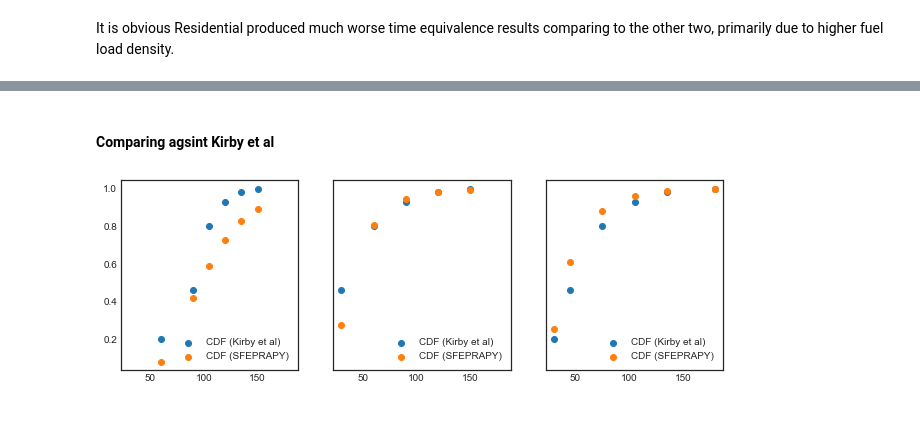
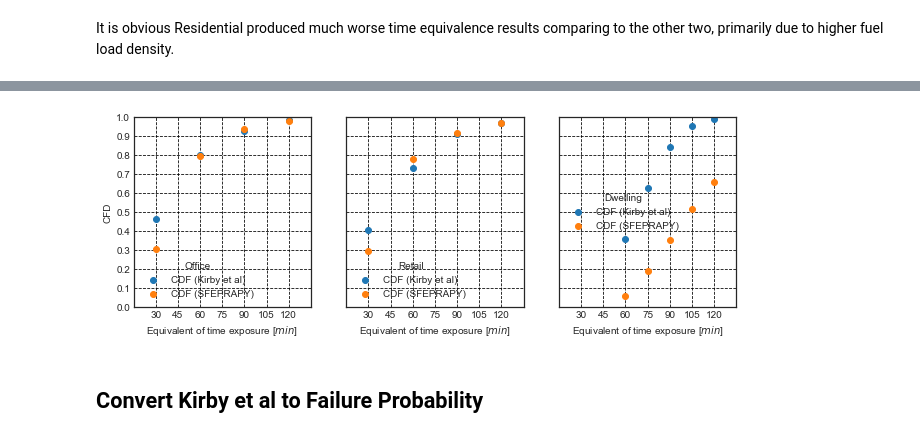
Before and after one commit to fsepy/SFEPRAPY, a Jupyter notebook: demos/asfe2021.ipynb, the cells around one changed output, grey strips where cells are left out. Drawn from its saved outputs; the diff is of its cells as text; code cells hidden in the pictures.

```diff
--- a/demos/asfe2021.ipynb
+++ b/demos/asfe2021.ipynb
@@ -141,2 +158,48 @@ It is obvious Residential produced much worse time equivalence results comparing
+# %%
+data = {
+    'Office': {
+        'Equivalent of time exposure': [30, 60, 90, 120, 150],
+        'CDF (Kirby et al)': [0.464, 0.8, 0.928, 0.982, 0.996],
+        'CDF (SFEPRAPY)': get_teq_fractile(
+            teq=mcs_out.loc[mcs_out['case_name'] == 'Office']["solver_time_equivalence_solved"] / 60.0,
+            fr=[30, 60, 90, 120, 150]
+        )
+    },
+    'Retail': {
+        'Equivalent of time exposure': [30, 60, 90, 120],
+        'CDF (Kirby et al)': [0.4041621029572837, 0.7338444687842278, 0.9123767798466594, 0.968236582694414],
+        'CDF (SFEPRAPY)': get_teq_fractile(
+            teq=mcs_out.loc[mcs_out['case_name'] == 'Retail']["solver_time_equivalence_solved"] / 60.0,
+            fr=[30, 60, 90, 120]
+        )
+    },
+    'Dwelling': {
+        'Equivalent of time exposure': [60, 75, 90, 105, 120],
+        'CDF (Kirby et al)': [0.36078, 0.62947, 0.84399, 0.95341, 0.99133,],
+        'CDF (SFEPRAPY)': get_teq_fractile(
+            teq=mcs_out.loc[mcs_out['case_name'] == 'Residential']["solver_time_equivalence_solved"] / 60.0,
+            fr=[60, 75, 90, 105, 120]
+        )
+    }
+}
+# %%
+fig, axes = plt.subplots(nrows=1, ncols=3, figsize=(3.6*3, 3.5), sharex=True, sharey=True)
+
+for i, k in enumerate(data.keys()):
+    ax, v = axes[i], data[k]
+    ax.scatter(v['Equivalent of time exposure'], v['CDF (Kirby et al)'], label='CDF (Kirby et al)')
+    ax.scatter(v['Equivalent of time exposure'], v['CDF (SFEPRAPY)'], label='CDF (SFEPRAPY)')
+    ax.legend(title=k).set_visible(True)
+    ax.set_xlabel('Equivalent of time exposure [$min$]')
+    ax.set_xlim(15, 135)
+    ax.set_xticks(np.arange(30, 121, 15))
+    ax.grid(which='both', ls='--', c='k')
+
+ax = axes[0]
+ax.set_ylabel('CFD')
+ax.set_ylim(0, 1)
+ax.set_yticks(np.arange(0,1.1,0.1));
+# %% [output]
+[figure, added]
 # %% [markdown]
-#### Comparing agsint Kirby et al
+## Convert Kirby et al to Failure Probability
@@ -170,10 +205,0 @@ data = {
-# %%
-fig, axes = plt.subplots(nrows=1, ncols=3, figsize=(3.6*3, 3.5), sharex=True, sharey=True)
-
-for i, k in enumerate(data.keys()):
-    ax, v = axes[i], data[k]
-    ax.scatter(v['Equivalent of time exposure'], v['CDF (Kirby et al)'], label='CDF (Kirby et al)')
-    ax.scatter(v['Equivalent of time exposure'], v['CDF (SFEPRAPY)'], label='CDF (SFEPRAPY)')
-    ax.legend(loc=4).set_visible(True)
-# %% [output]
-[figure, removed]
```
Also changed, not shown: parts of 6 cells of this notebook.
